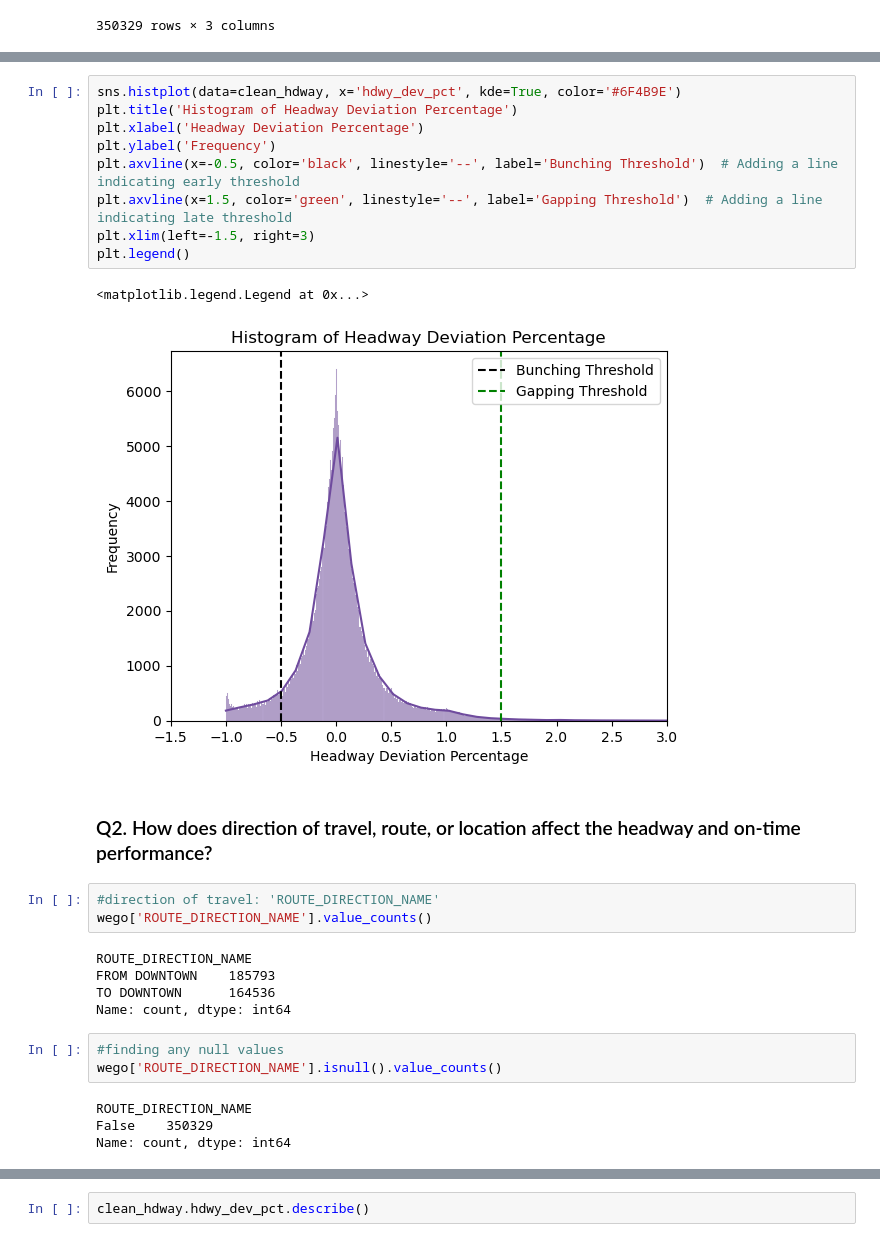
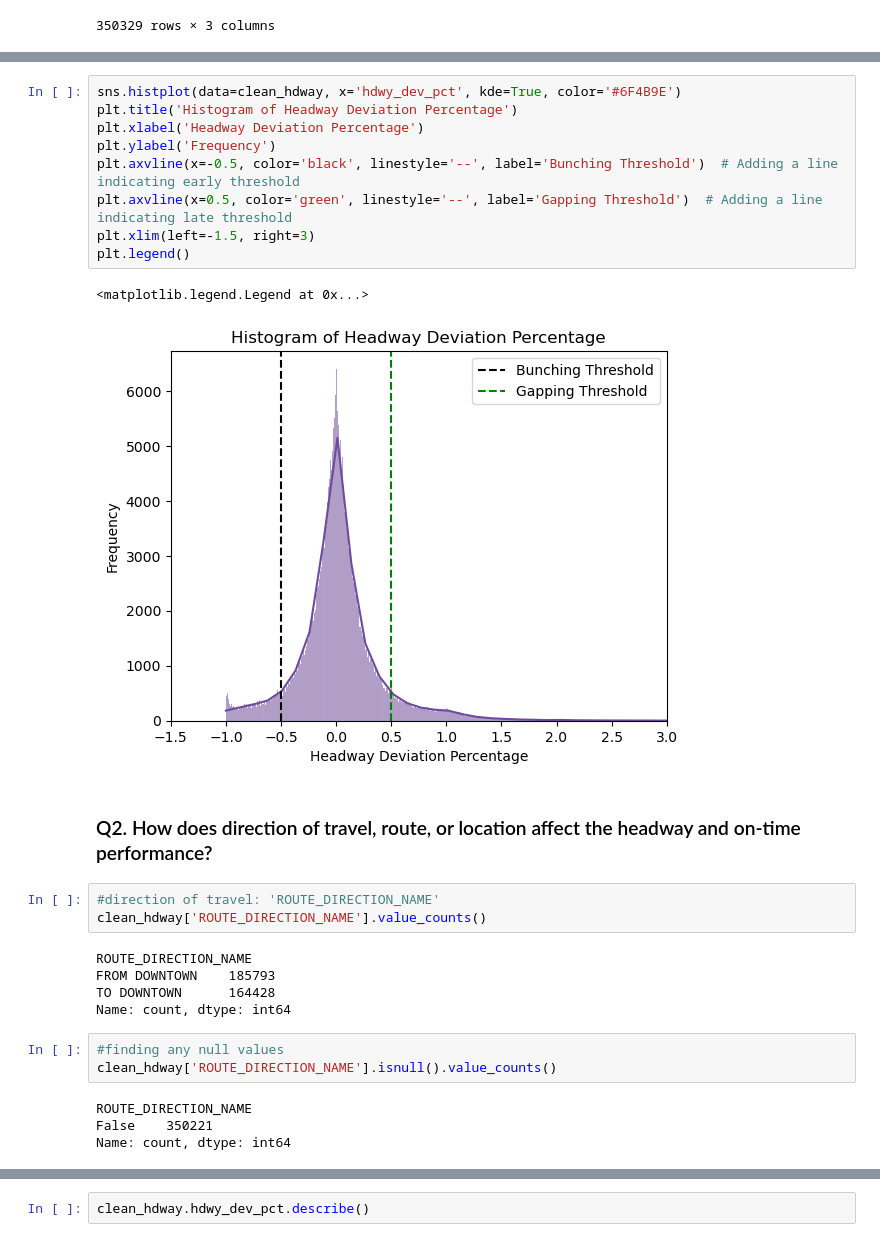
Before and after one commit to NSS-Data-Analytics-Cohort-11/wego-the-great-khans, a Jupyter notebook: notebooks/WeGo exploration.ipynb, the cells around one changed output, grey strips where cells are left out. Cells and saved outputs as stored; diff of their text form.

```diff
--- a/notebooks/WeGo exploration.ipynb
+++ b/notebooks/WeGo exploration.ipynb
@@ -202,29 +221,29 @@ wego[['HDWY_DEV', 'SCHEDULED_HDWY', 'hdwy_dev_pct' ]]
 # %%
 sns.histplot(data=clean_hdway, x='hdwy_dev_pct', kde=True, color='#6F4B9E')
 plt.title('Histogram of Headway Deviation Percentage')
 plt.xlabel('Headway Deviation Percentage')
 plt.ylabel('Frequency')
 plt.axvline(x=-0.5, color='black', linestyle='--', label='Bunching Threshold')  # Adding a line indicating early threshold
-plt.axvline(x=1.5, color='green', linestyle='--', label='Gapping Threshold')  # Adding a line indicating late threshold
+plt.axvline(x=0.5, color='green', linestyle='--', label='Gapping Threshold')  # Adding a line indicating late threshold
 plt.xlim(left=-1.5, right=3)
 plt.legend()
 # %% [output]
 <matplotlib.legend.Legend at 0x...>
-[figure, old version]
+[figure, new version]
 # %% [markdown]
 ### Q2. How does direction of travel, route, or location affect the headway and on-time performance?
 # %%
 #direction of travel: 'ROUTE_DIRECTION_NAME'
-wego['ROUTE_DIRECTION_NAME'].value_counts()
+clean_hdway['ROUTE_DIRECTION_NAME'].value_counts()
 # %% [output]
 ROUTE_DIRECTION_NAME
 FROM DOWNTOWN    185793
-TO DOWNTOWN      164536
+TO DOWNTOWN      164428
 Name: count, dtype: int64
 # %%
 #finding any null values
-wego['ROUTE_DIRECTION_NAME'].isnull().value_counts()
+clean_hdway['ROUTE_DIRECTION_NAME'].isnull().value_counts()
 # %% [output]
 ROUTE_DIRECTION_NAME
-False    350329
+False    350221
 Name: count, dtype: int64
```
Also changed, not shown: parts of 51 cells of this notebook, 1 other file.
